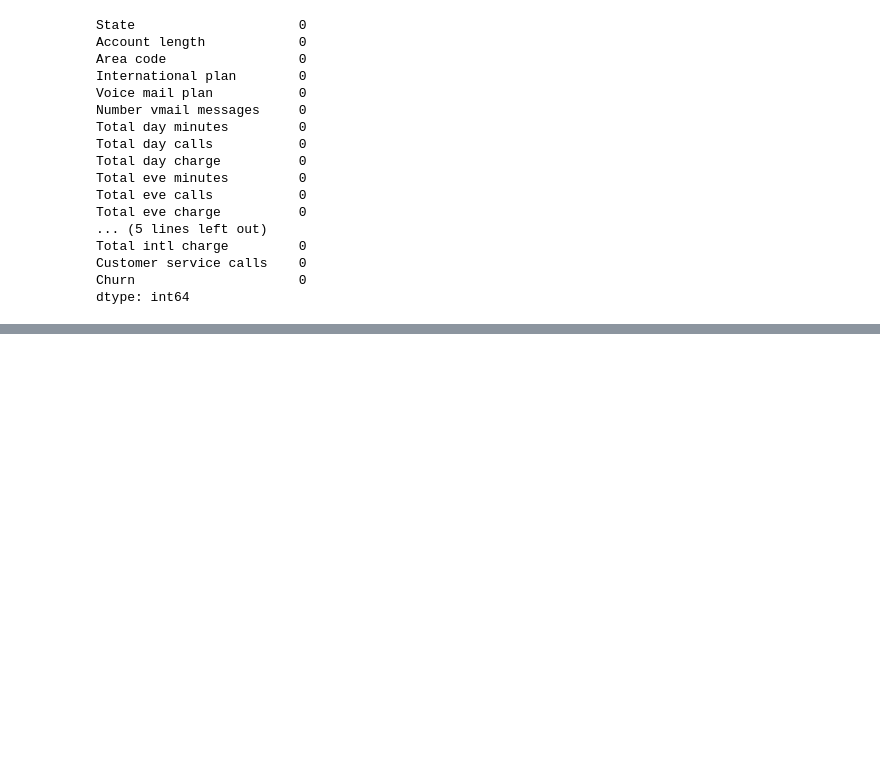
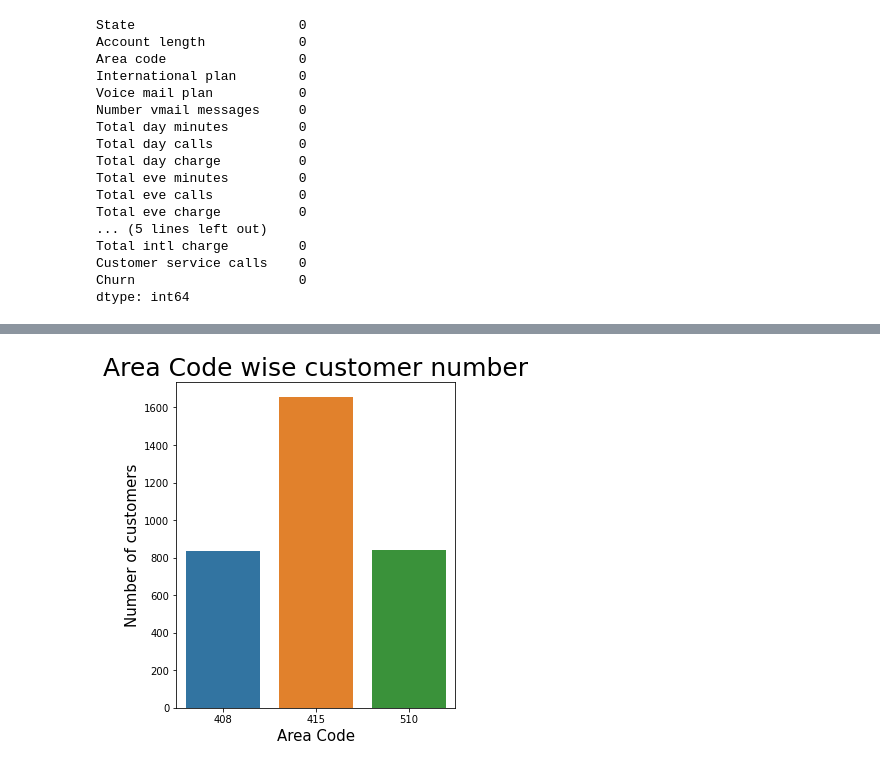
Before and after one commit to pratyushkumarrath/Telecom-Churn-Analysis, a Jupyter notebook: Telecom_Churn_Analysis_Capstone_Project.ipynb, the cells around one changed output, grey strips where cells are left out. Drawn from its saved outputs; the diff is of its cells as text; code cells hidden in the pictures; blank space fills up the shorter version.

```diff
--- a/Telecom_Churn_Analysis_Capstone_Project.ipynb
+++ b/Telecom_Churn_Analysis_Capstone_Project.ipynb
@@ -163,0 +178,10 @@ There is no duplicate value or any type of missing value such as 'null' or 'nan'
+# %%
+#  Finding Area Code Wise Customer number
+sns.countplot(x = telco_df['Area code'])
+plt.rcParams['figure.figsize'] = (5,6)
+plt.title('Area Code wise customer number',fontsize=25)
+plt.xlabel('Area Code', fontsize=15)
+plt.ylabel('Number of customers', fontsize=15)
+plt.show()
+# %% [output]
+[figure, added]
```
Also changed, not shown: parts of 43 cells of this notebook.
